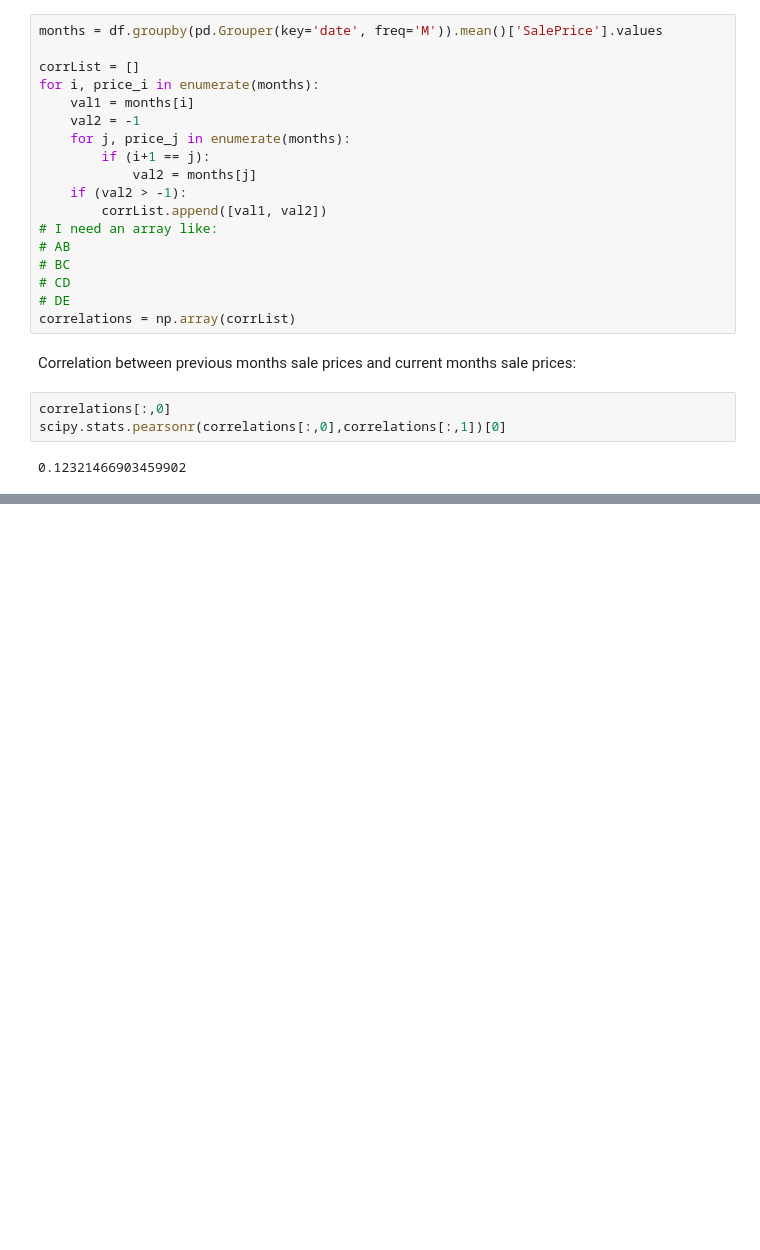
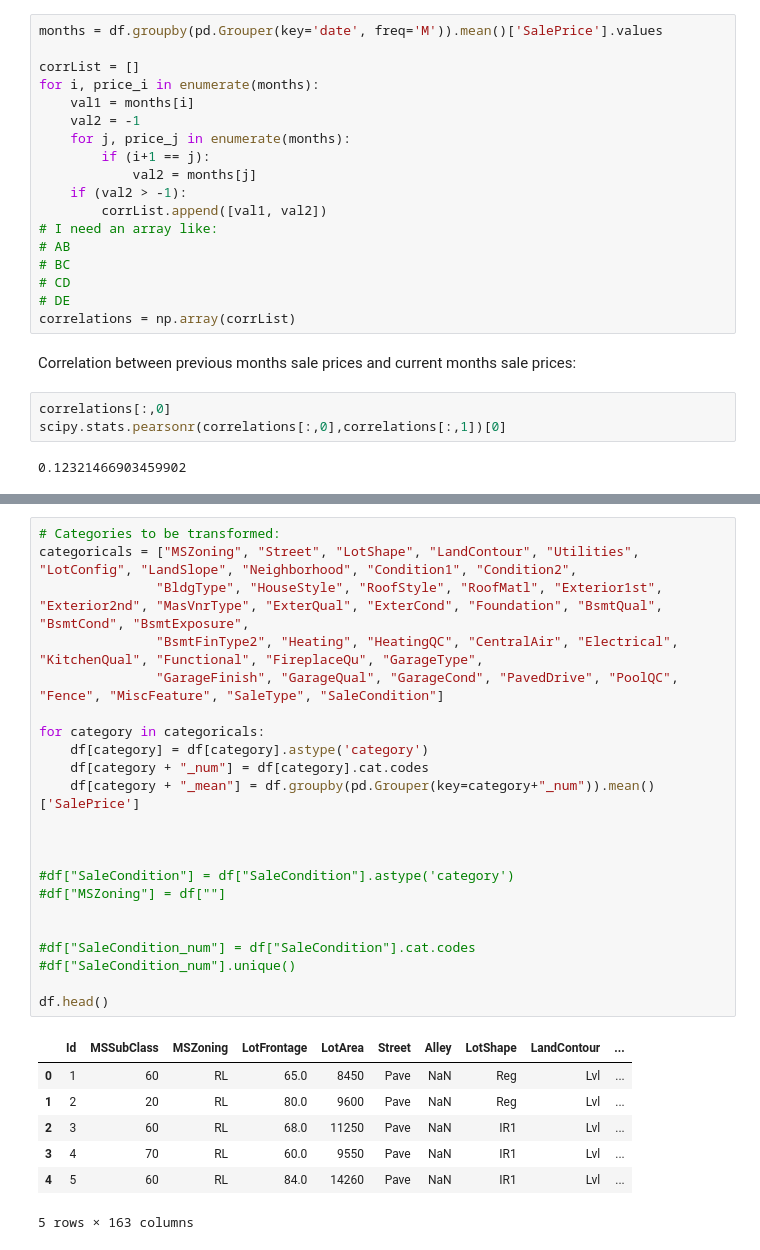
Before and after one commit to bopjesvla/hp, a Jupyter notebook: Visualizer.ipynb, the cells around one changed output, grey strips where cells are left out. Drawn from its saved outputs; the diff is of its cells as text; blank space fills up the shorter version.

```diff
--- a/Visualizer.ipynb
+++ b/Visualizer.ipynb
@@ -237,0 +247,30 @@ scipy.stats.pearsonr(correlations[:,0],correlations[:,1])[0]
+# %%
+# Categories to be transformed:
+categoricals = ["MSZoning", "Street", "LotShape", "LandContour", "Utilities", "LotConfig", "LandSlope", "Neighborhood", "Condition1", "Condition2",
+               "BldgType", "HouseStyle", "RoofStyle", "RoofMatl", "Exterior1st", "Exterior2nd", "MasVnrType", "ExterQual", "ExterCond", "Foundation", "BsmtQual", "BsmtCond", "BsmtExposure",
+               "BsmtFinType2", "Heating", "HeatingQC", "CentralAir", "Electrical", "KitchenQual", "Functional", "FireplaceQu", "GarageType",
+               "GarageFinish", "GarageQual", "GarageCond", "PavedDrive", "PoolQC", "Fence", "MiscFeature", "SaleType", "SaleCondition"]
+
+for category in categoricals:
+    df[category] = df[category].astype('category')
+    df[category + "_num"] = df[category].cat.codes
+    df[category + "_mean"] = df.groupby(pd.Grouper(key=category+"_num")).mean()['SalePrice']
+
+
+
+#df["SaleCondition"] = df["SaleCondition"].astype('category')
+#df["MSZoning"] = df[""]
+
+
+#df["SaleCondition_num"] = df["SaleCondition"].cat.codes
+#df["SaleCondition_num"].unique()
+
+df.head()
+# %% [output]
+|  | Id | MSSubClass | MSZoning | LotFrontage | LotArea | Street | Alley | LotShape | LandContour | ... |
+| 0 | 1 | 60 | RL | 65.0 | 8450 | Pave | NaN | Reg | Lvl | ... |
+| 1 | 2 | 20 | RL | 80.0 | 9600 | Pave | NaN | Reg | Lvl | ... |
+| 2 | 3 | 60 | RL | 68.0 | 11250 | Pave | NaN | IR1 | Lvl | ... |
+| 3 | 4 | 70 | RL | 60.0 | 9550 | Pave | NaN | IR1 | Lvl | ... |
+| 4 | 5 | 60 | RL | 84.0 | 14260 | Pave | NaN | IR1 | Lvl | ... |
+5 rows × 163 columns
```
Also changed, not shown: parts of 4 cells of this notebook.
